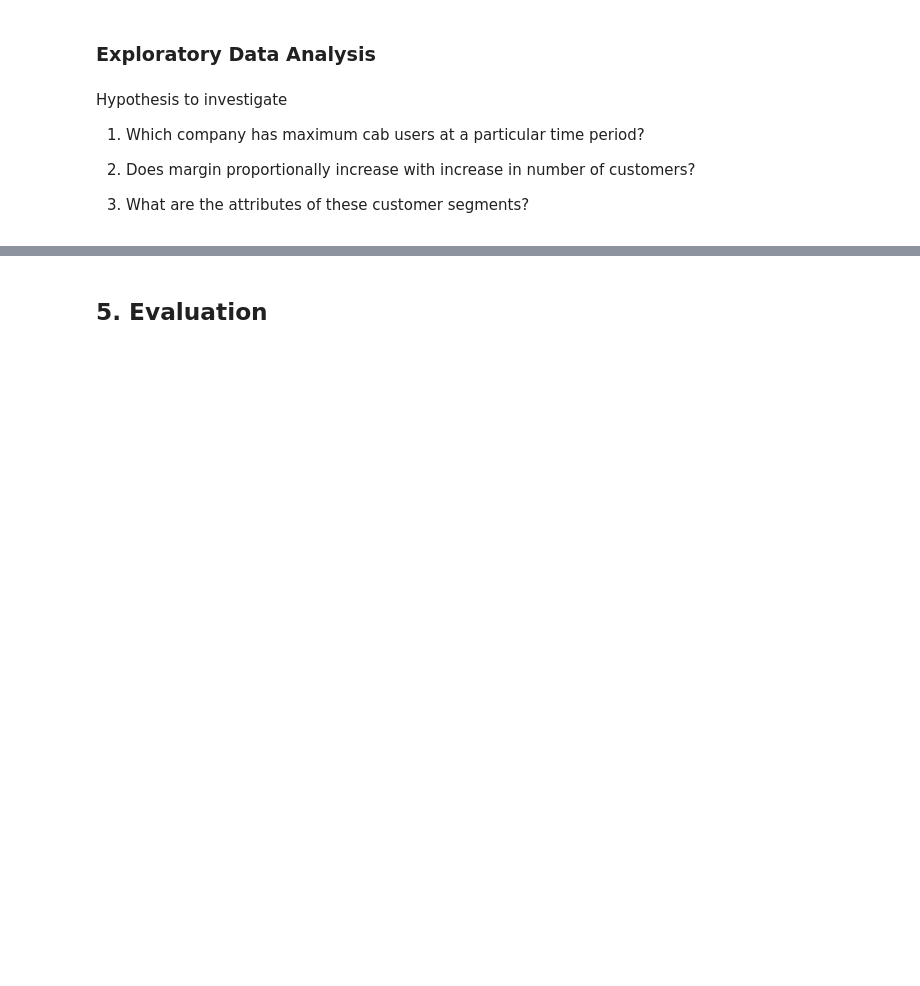
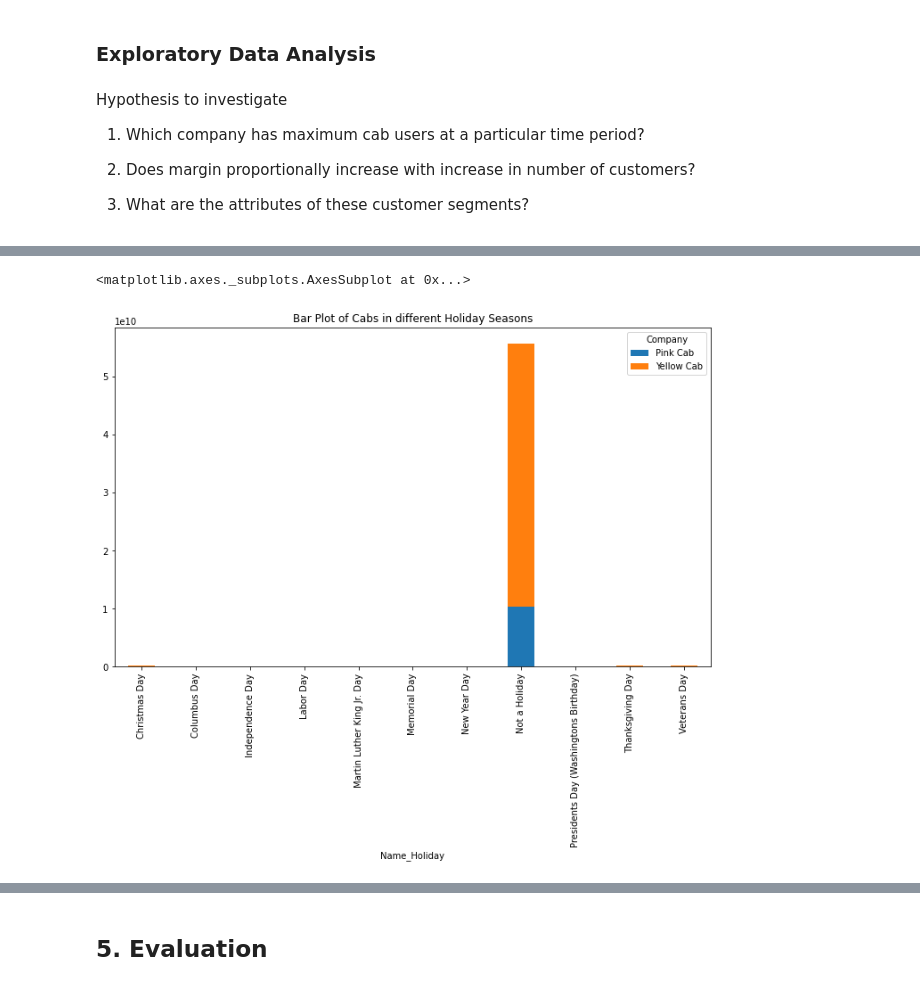
Before and after one commit to Ruoro/G2M_INSIGHTS, a Jupyter notebook: G2M_Insight.ipynb, the cells around one changed output, grey strips where cells are left out. Saved outputs shown, nothing was run; the diff lists cells and outputs as text; code cells hidden in the pictures; blank space fills up the shorter version.

```diff
--- a/G2M_Insight.ipynb
+++ b/G2M_Insight.ipynb
@@ -688,0 +748,4 @@ Hypothesis to investigate
+# %%
+# Creating the series
+hol_season = df_final.groupby(['Name_Holiday', "Company"])['Users'].sum()
+hol_season
@@ -688,0 +770,6 @@ Hypothesis to investigate
+# %%
+# Plotting the Bar chart.
+hol_season.unstack().plot(kind = "bar", stacked = True ,figsize = (12, 7), title = "Bar Plot of Cabs in different Holiday Seasons")
+# %% [output]
+<matplotlib.axes._subplots.AxesSubplot at 0x...>
+[figure, added]
```
Also changed, not shown: parts of 26 cells of this notebook.
